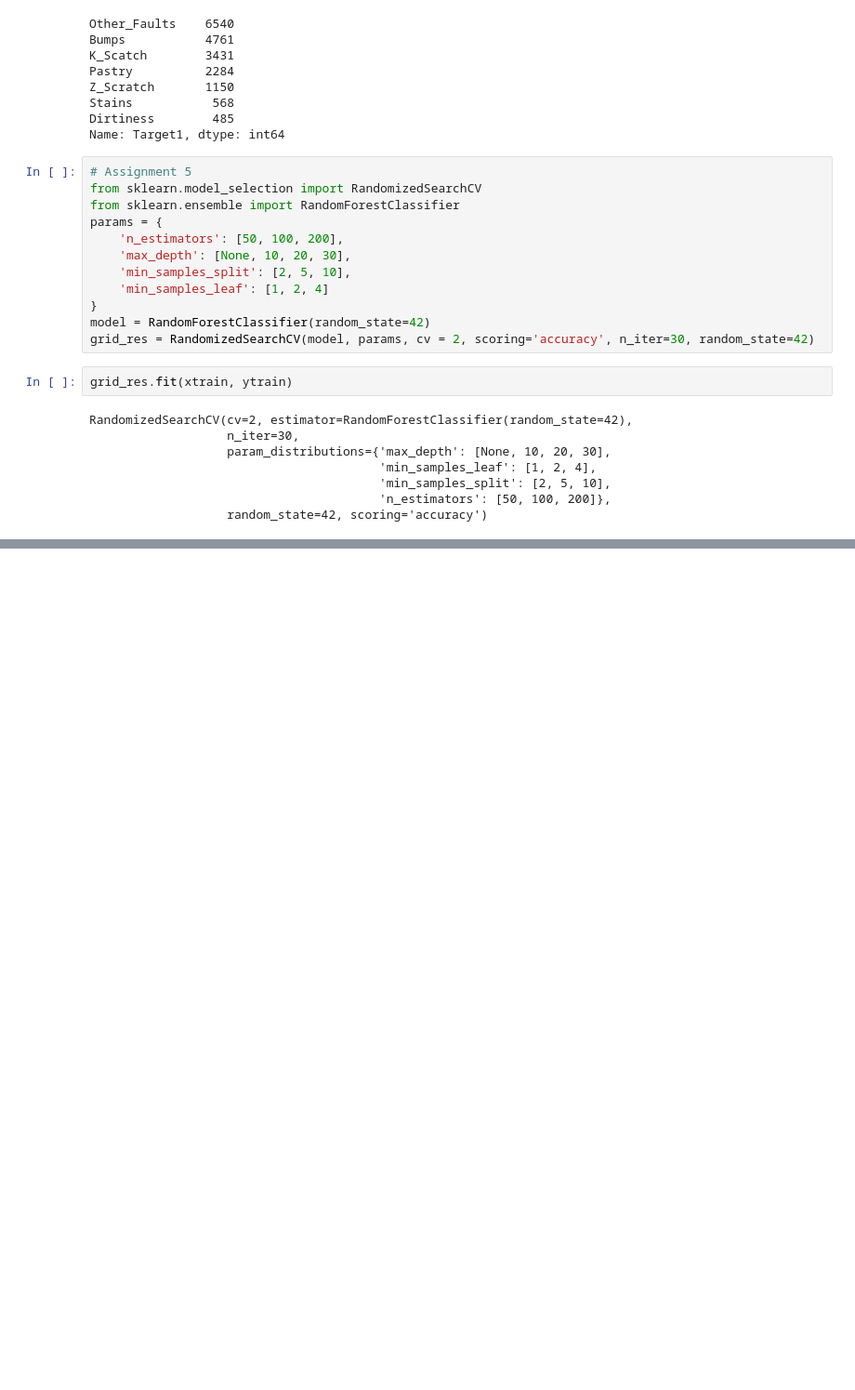
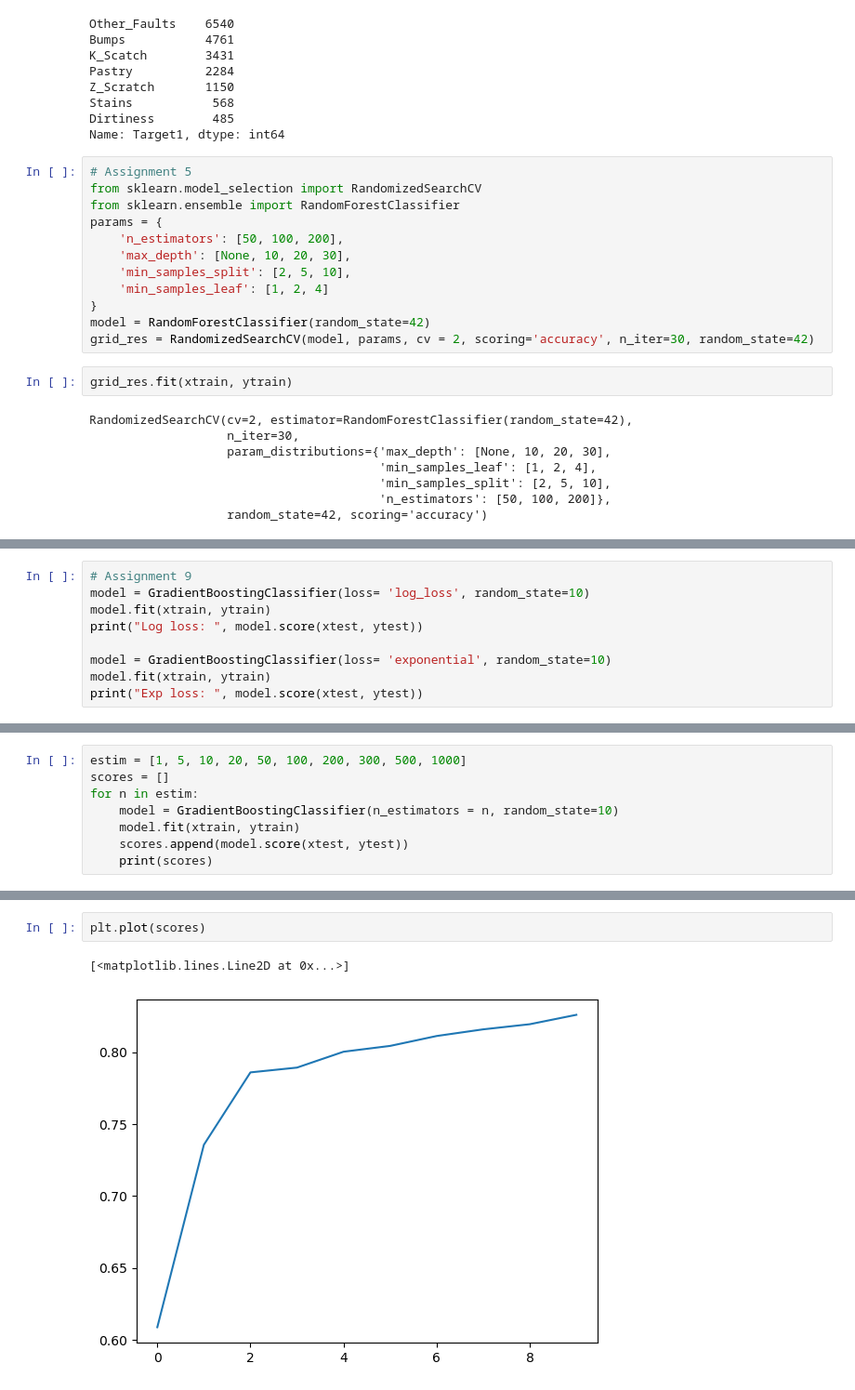
Before and after one commit to muthuganeshece/MLAssignments, a Jupyter notebook: SupervisedML/SupervisedML.ipynb, the cells around one changed output, grey strips where cells are left out. Shown at 93% size. Saved outputs shown, nothing was run; the diff lists cells and outputs as text; blank space fills up the shorter version.

```diff
--- a/SupervisedML/SupervisedML.ipynb
+++ b/SupervisedML/SupervisedML.ipynb
@@ -925,0 +991,9 @@ for i in range(len()):
+# %%
+# Assignment 9
+model = GradientBoostingClassifier(loss= 'log_loss', random_state=10)
+model.fit(xtrain, ytrain)
+print("Log loss: ", model.score(xtest, ytest))
+
+model = GradientBoostingClassifier(loss= 'exponential', random_state=10)
+model.fit(xtrain, ytrain)
+print("Exp loss: ", model.score(xtest, ytest))
@@ -925,0 +1003,8 @@ for i in range(len()):
+# %%
+estim = [1, 5, 10, 20, 50, 100, 200, 300, 500, 1000]
+scores = []
+for n in estim:
+    model = GradientBoostingClassifier(n_estimators = n, random_state=10)
+    model.fit(xtrain, ytrain)
+    scores.append(model.score(xtest, ytest))
+    print(scores)
@@ -925,0 +1022,5 @@ for i in range(len()):
+# %%
+plt.plot(scores)
+# %% [output]
+[<matplotlib.lines.Line2D at 0x...>]
+[figure, added]
```
Also changed, not shown: parts of 76 cells of this notebook.
